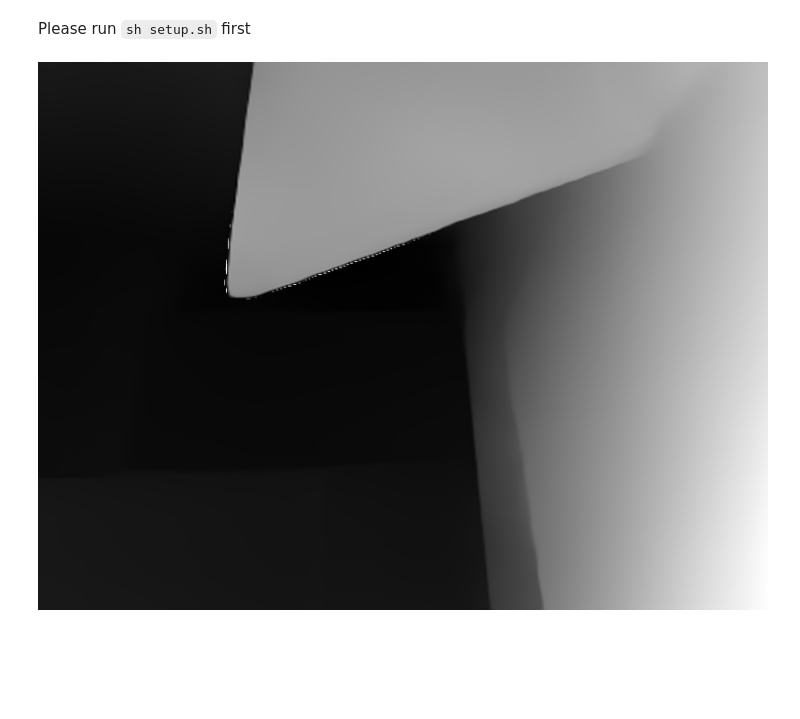
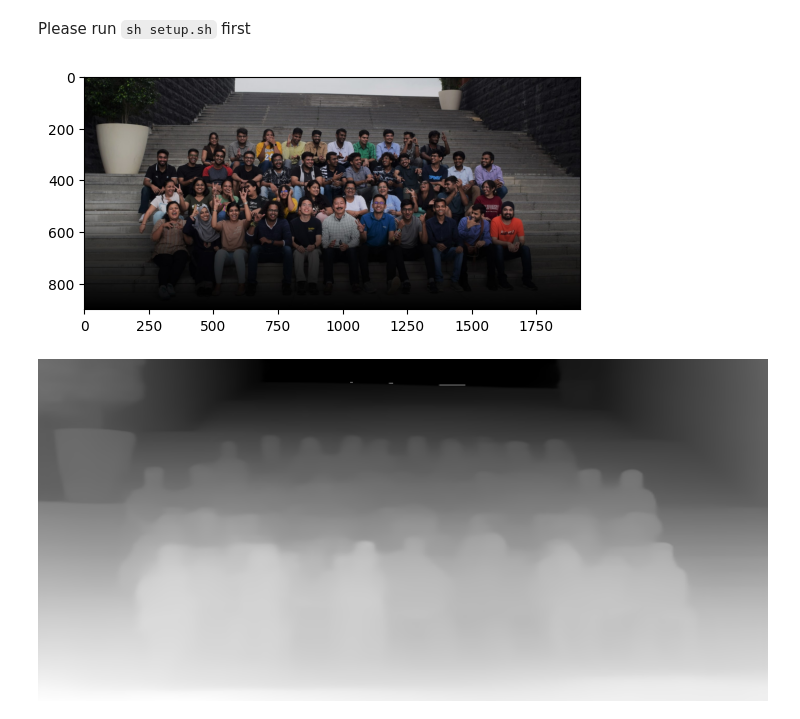
Before and after one commit to RajatJacob/dos-locos, a Jupyter notebook: main.ipynb, the cells around one changed output. Drawn from its saved outputs; the diff is of its cells as text; code cells hidden in the pictures; blank space fills up the shorter version.

Commit message:
Depth visualisation

```diff
--- a/main.ipynb
+++ b/main.ipynb
@@ -5,4 +2,0 @@ from depth import get_depth
-# %%
-get_depth('./images/Laptop.png')
-# %% [output]
-[figure, removed]
@@ -8,0 +8,10 @@ get_depth('./images/Laptop.png')
+# %%
+IMAGE_PATH = 'images/TLP.jpeg'
+# %%
+show(cv2.imread(IMAGE_PATH))
+# %% [output]
+[figure, added]
+# %%
+get_depth(IMAGE_PATH)
+# %% [output]
+[figure, added]
```
Also changed, not shown: parts of 5 cells of this notebook, 6 other files.
